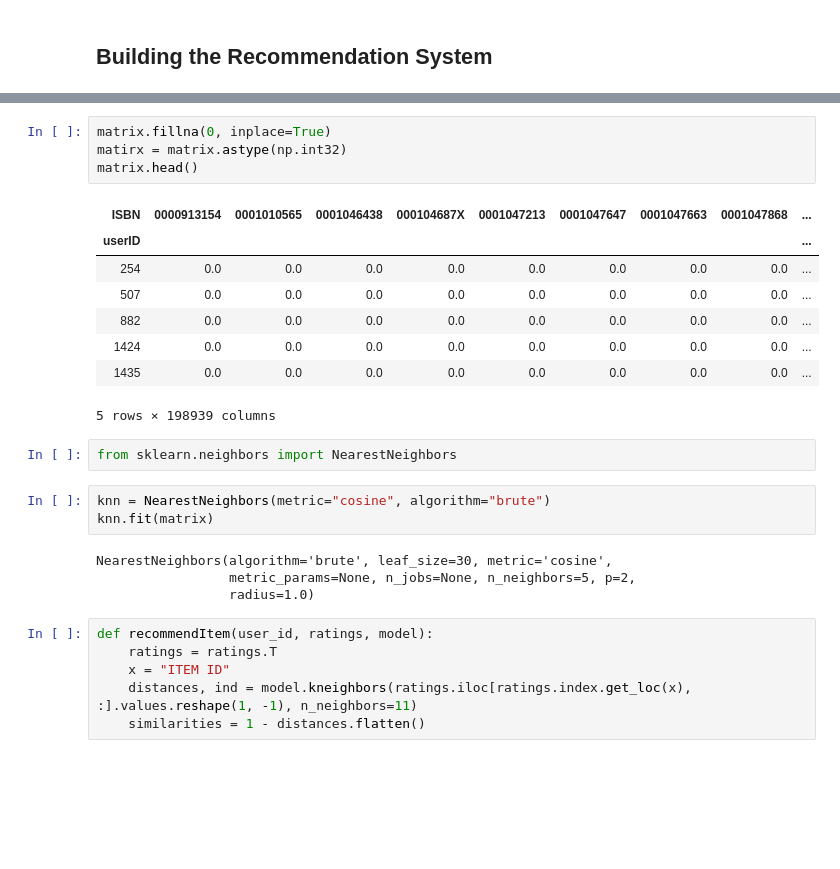
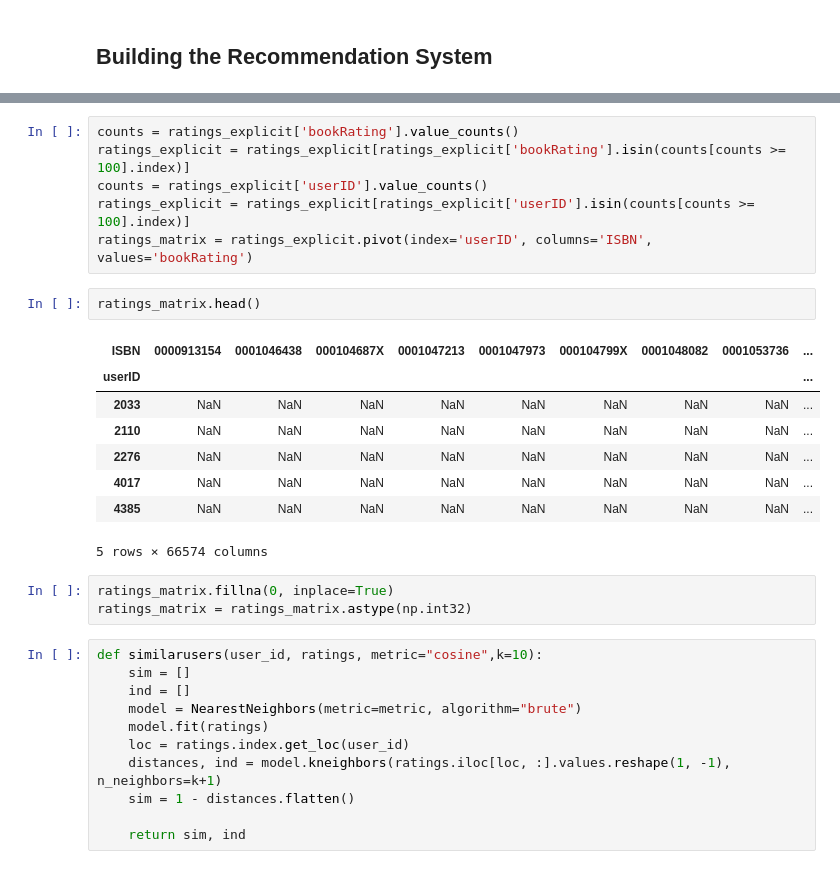
Before and after one commit to veenaramesh/book_recommendation, a Jupyter notebook: knn-book-recommendation.ipynb, the cells around one changed output, grey strips where cells are left out. Saved outputs shown, nothing was run; the diff lists cells and outputs as text; blank space fills up the shorter version.

```diff
--- a/knn-book-recommendation.ipynb
+++ b/knn-book-recommendation.ipynb
@@ -215,28 +225,31 @@ matrix.head()
+# %%
+counts = ratings_explicit['bookRating'].value_counts()
+ratings_explicit = ratings_explicit[ratings_explicit['bookRating'].isin(counts[counts >= 100].index)]
+counts = ratings_explicit['userID'].value_counts()
+ratings_explicit = ratings_explicit[ratings_explicit['userID'].isin(counts[counts >= 100].index)]
+ratings_matrix = ratings_explicit.pivot(index='userID', columns='ISBN', values='bookRating')
+# %%
+ratings_matrix.head()
+# %% [output]
+| ISBN | 0000913154 | 0001046438 | 000104687X | 0001047213 | 0001047973 | 000104799X | 0001048082 | 0001053736 | ... |
+| userID |  |  |  |  |  |  |  |  | ... |
+| 2033 | NaN | NaN | NaN | NaN | NaN | NaN | NaN | NaN | ... |
+| 2110 | NaN | NaN | NaN | NaN | NaN | NaN | NaN | NaN | ... |
+| 2276 | NaN | NaN | NaN | NaN | NaN | NaN | NaN | NaN | ... |
+| 4017 | NaN | NaN | NaN | NaN | NaN | NaN | NaN | NaN | ... |
+| 4385 | NaN | NaN | NaN | NaN | NaN | NaN | NaN | NaN | ... |
+5 rows × 66574 columns
 # %%
-matrix.fillna(0, inplace=True)
-matirx = matrix.astype(np.int32)
-matrix.head()
+ratings_matrix.fillna(0, inplace=True)
+ratings_matrix = ratings_matrix.astype(np.int32)
-# %% [output]
-| ISBN | 0000913154 | 0001010565 | 0001046438 | 000104687X | 0001047213 | 0001047647 | 0001047663 | 0001047868 | ... |
-| userID |  |  |  |  |  |  |  |  | ... |
-| 254 | 0.0 | 0.0 | 0.0 | 0.0 | 0.0 | 0.0 | 0.0 | 0.0 | ... |
-| 507 | 0.0 | 0.0 | 0.0 | 0.0 | 0.0 | 0.0 | 0.0 | 0.0 | ... |
-| 882 | 0.0 | 0.0 | 0.0 | 0.0 | 0.0 | 0.0 | 0.0 | 0.0 | ... |
-| 1424 | 0.0 | 0.0 | 0.0 | 0.0 | 0.0 | 0.0 | 0.0 | 0.0 | ... |
-| 1435 | 0.0 | 0.0 | 0.0 | 0.0 | 0.0 | 0.0 | 0.0 | 0.0 | ... |
-5 rows × 198939 columns
-# %%
-from sklearn.neighbors import NearestNeighbors
-# %%
-knn = NearestNeighbors(metric="cosine", algorithm="brute")
-knn.fit(matrix)
-# %% [output]
-NearestNeighbors(algorithm='brute', leaf_size=30, metric='cosine',
-                 metric_params=None, n_jobs=None, n_neighbors=5, p=2,
-                 radius=1.0)
 # %%
-def recommendItem(user_id, ratings, model):
-    ratings = ratings.T
-    x = "ITEM ID"
-    distances, ind = model.kneighbors(ratings.iloc[ratings.index.get_loc(x), :].values.reshape(1, -1), n_neighbors=11)
-    similarities = 1 - distances.flatten()
+def similarusers(user_id, ratings, metric="cosine",k=10):
+    sim = []
+    ind = []
+    model = NearestNeighbors(metric=metric, algorithm="brute")
+    model.fit(ratings)
+    loc = ratings.index.get_loc(user_id)
+    distances, ind = model.kneighbors(ratings.iloc[loc, :].values.reshape(1, -1), n_neighbors=k+1)
+    sim = 1 - distances.flatten()
+
+    return sim, ind
```
Also changed, not shown: parts of 16 cells of this notebook.
